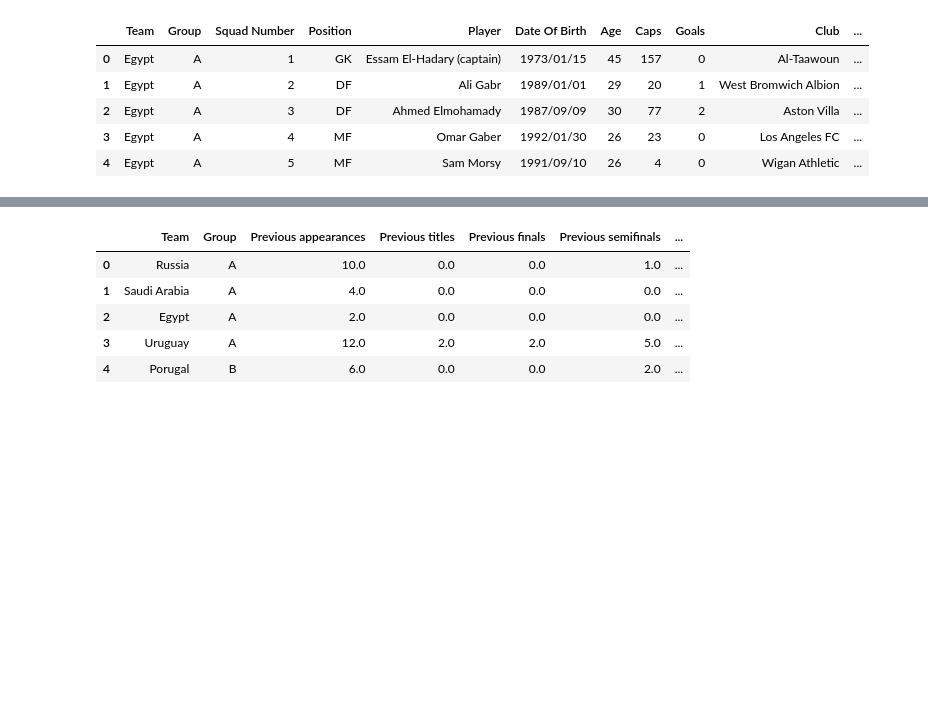
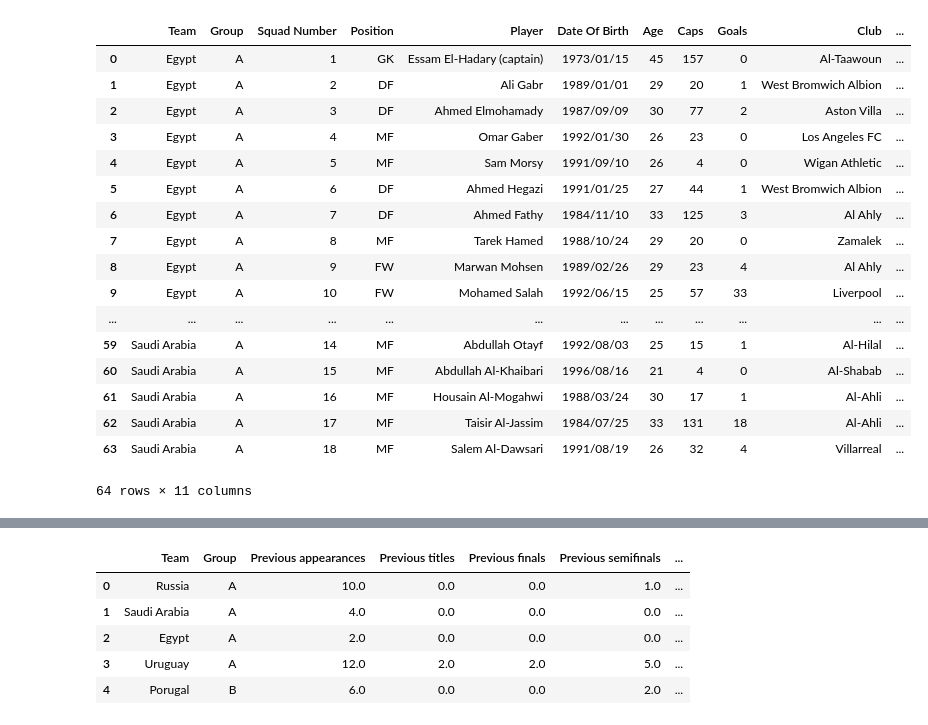
Before and after one commit to Milad-abbaszadeh/DataScienceProject, a Jupyter notebook: Milad_code/Kaggel_proj.ipynb, the cells around one changed output, grey strips where cells are left out. Drawn from its saved outputs; the diff is of its cells as text; code cells hidden in the pictures; blank space fills up the shorter version.

```diff
--- a/Milad_code/Kaggel_proj.ipynb
+++ b/Milad_code/Kaggel_proj.ipynb
@@ -54,9 +46,21 @@ results = pd.read_csv("../datasets/New_data/results.csv")
 # %%
-squads.head()
+squads.head(64)
 # %% [output]
 |  | Team | Group | Squad Number | Position | Player | Date Of Birth | Age | Caps | Goals | Club | ... |
 | 0 | Egypt | A | 1 | GK | Essam El-Hadary (captain) | 1973/01/15 | 45 | 157 | 0 | Al-Taawoun | ... |
 | 1 | Egypt | A | 2 | DF | Ali Gabr | 1989/01/01 | 29 | 20 | 1 | West Bromwich Albion | ... |
 | 2 | Egypt | A | 3 | DF | Ahmed Elmohamady | 1987/09/09 | 30 | 77 | 2 | Aston Villa | ... |
 | 3 | Egypt | A | 4 | MF | Omar Gaber | 1992/01/30 | 26 | 23 | 0 | Los Angeles FC | ... |
 | 4 | Egypt | A | 5 | MF | Sam Morsy | 1991/09/10 | 26 | 4 | 0 | Wigan Athletic | ... |
+| 5 | Egypt | A | 6 | DF | Ahmed Hegazi | 1991/01/25 | 27 | 44 | 1 | West Bromwich Albion | ... |
+| 6 | Egypt | A | 7 | DF | Ahmed Fathy | 1984/11/10 | 33 | 125 | 3 | Al Ahly | ... |
+| 7 | Egypt | A | 8 | MF | Tarek Hamed | 1988/10/24 | 29 | 20 | 0 | Zamalek | ... |
+| 8 | Egypt | A | 9 | FW | Marwan Mohsen | 1989/02/26 | 29 | 23 | 4 | Al Ahly | ... |
+| 9 | Egypt | A | 10 | FW | Mohamed Salah | 1992/06/15 | 25 | 57 | 33 | Liverpool | ... |
+| ... | ... | ... | ... | ... | ... | ... | ... | ... | ... | ... | ... |
+| 59 | Saudi Arabia | A | 14 | MF | Abdullah Otayf | 1992/08/03 | 25 | 15 | 1 | Al-Hilal | ... |
+| 60 | Saudi Arabia | A | 15 | MF | Abdullah Al-Khaibari | 1996/08/16 | 21 | 4 | 0 | Al-Shabab | ... |
+| 61 | Saudi Arabia | A | 16 | MF | Housain Al-Mogahwi | 1988/03/24 | 30 | 17 | 1 | Al-Ahli | ... |
+| 62 | Saudi Arabia | A | 17 | MF | Taisir Al-Jassim | 1984/07/25 | 33 | 131 | 18 | Al-Ahli | ... |
+| 63 | Saudi Arabia | A | 18 | MF | Salem Al-Dawsari | 1991/08/19 | 26 | 32 | 4 | Villarreal | ... |
+64 rows × 11 columns
```
Also changed, not shown: parts of 3 cells of this notebook, 6 other files.
